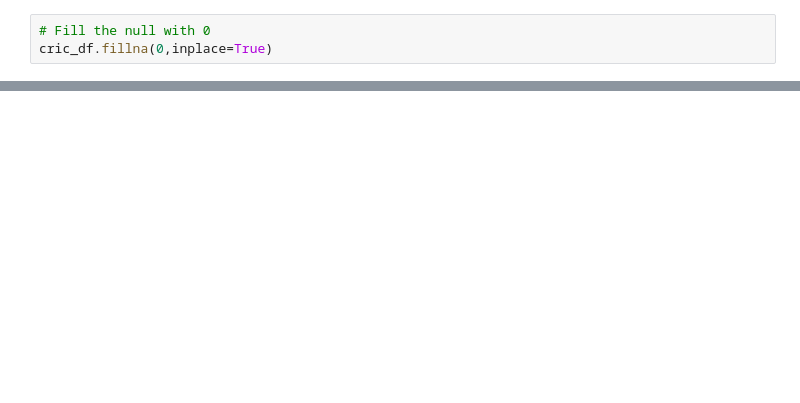
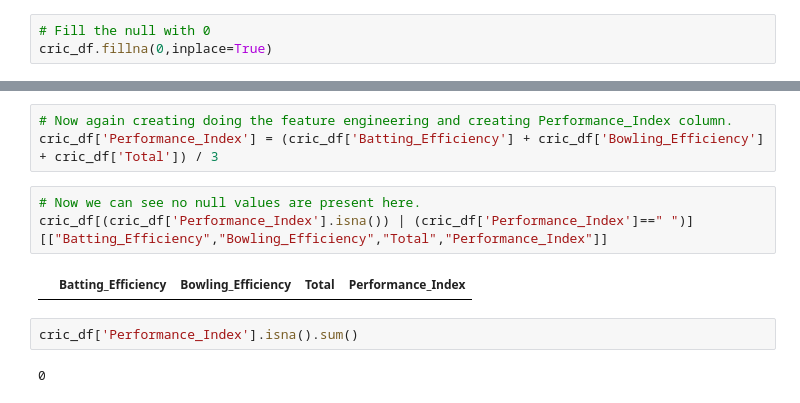
Before and after one commit to shaifalipatwal/NTCA-Cricket-Data-Analysis, a Jupyter notebook: NTCA Champions Division Analysis.ipynb, the cells around one changed output, grey strips where cells are left out. Cells and saved outputs as stored; diff of their text form; blank space fills up the shorter version.

```diff
--- a/NTCA Champions Division Analysis.ipynb
+++ b/NTCA Champions Division Analysis.ipynb
@@ -835,0 +970,12 @@ plt.show()
+# %%
+# Now again creating doing the feature engineering and creating Performance_Index column.
+cric_df['Performance_Index'] = (cric_df['Batting_Efficiency'] + cric_df['Bowling_Efficiency'] + cric_df['Total']) / 3
+# %%
+# Now we can see no null values are present here.
+cric_df[(cric_df['Performance_Index'].isna()) | (cric_df['Performance_Index']==" ")][["Batting_Efficiency","Bowling_Efficiency","Total","Performance_Index"]]
+# %% [output]
+|  | Batting_Efficiency | Bowling_Efficiency | Total | Performance_Index |
+# %%
+cric_df['Performance_Index'].isna().sum()
+# %% [output]
+0
```
Also changed, not shown: parts of 76 cells of this notebook.
